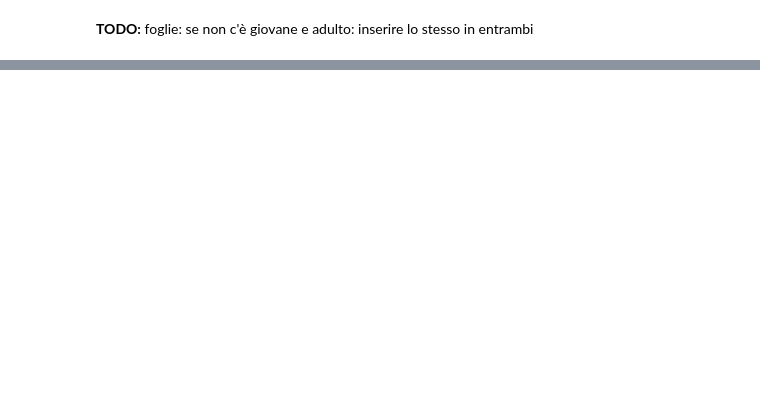
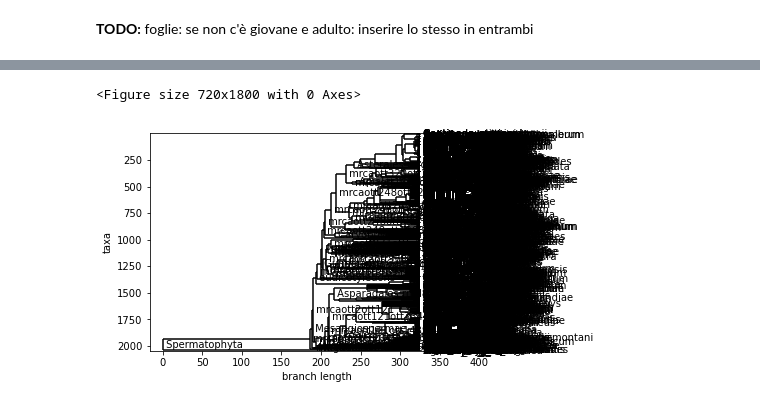
Before and after one commit to simone7monaco/newzeland-plants, a Jupyter notebook: Analysis.ipynb, the cells around one changed output, grey strips where cells are left out. Cells and saved outputs as stored; diff of their text form; code cells hidden in the pictures; blank space fills up the shorter version.

```diff
--- a/Analysis.ipynb
+++ b/Analysis.ipynb
@@ -441,0 +252,16 @@ altrimenti
+# %%
+from Bio import Phylo
+# load graph in format nexus.nex:
+# ((((((((((((((((((((((Centipeda_cunninghamii:2.334467,Centipeda_minima:2.334467):0.095721,Centipeda_aotearoana:2.430188):0.012004,Centipeda_elatinoides:2.442192):18.460732,(((((Helichrysum_dimorphum:1.556045,Helichrysum_depressum:1.556045,Helichrysum_coralloides:1.556045,(Helichrysum_filicaule:0.528987,Helichrysum_lanceolatum:0.528987):1.027059):0.528609,(Pseudognaphalium_luteoalbum:0.274923,Pseudognaphalium_ephemerum:0.274923):1.809731):2.322955,(((Raoulia_subulata:1.375638,Raoulia_subsericea:1.375638,Raoulia_petriensis:1.375638,Raoulia_parkii:1.375638,Raoulia_haastii:1.375638,Raoulia_cinerea:1.375638,Raoulia_bryoides:1.375638,Raoulia_beauverdii:1.375638,Raoulia_apicinigra:1.375638,Raoulia_albosericea:1.375638,(((((Raoulia_buchananii:0.002972,Raoulia_goyenii:0.002972):0.348722,Raoulia_eximia:0.351694):0.101627,Raoulia_rubra:0.453321):0.21017,Raoulia_youngii:0.663491):0.431453,(((Raoulia_glabra:0.373744,Raoulia_australis:0.373744):0.111268,(Raoulia_monroi:0.246199,Raoulia_hookeri:0.246199):0.238813):0.489619,Raoulia_mammillaris:0.974631):0.120313):0.280695,(Raoulia_grandiflora:1.300999,Raoulia_hectorii:1.300999):0.07464):0.141717,(Rachelia_glaria:1.370926,Ewartiothamnus_sinclairii:1.370926):0.14643):0.008985,((...
+
+# load graph in format nexus.nex:
+filename = "allNZspecies.nexus.nex"
+tree = Phylo.read(filename, "newick")
+# %%
+import matplotlib.pyplot as plt
+
+fig = plt.figure(figsize=(10, 25))
+Phylo.draw(tree, do_show=False)
+# %% [output]
+<Figure size 720x1800 with 0 Axes>
+[figure, added]
```
Also changed, not shown: parts of 38 cells of this notebook, 4 other files.
